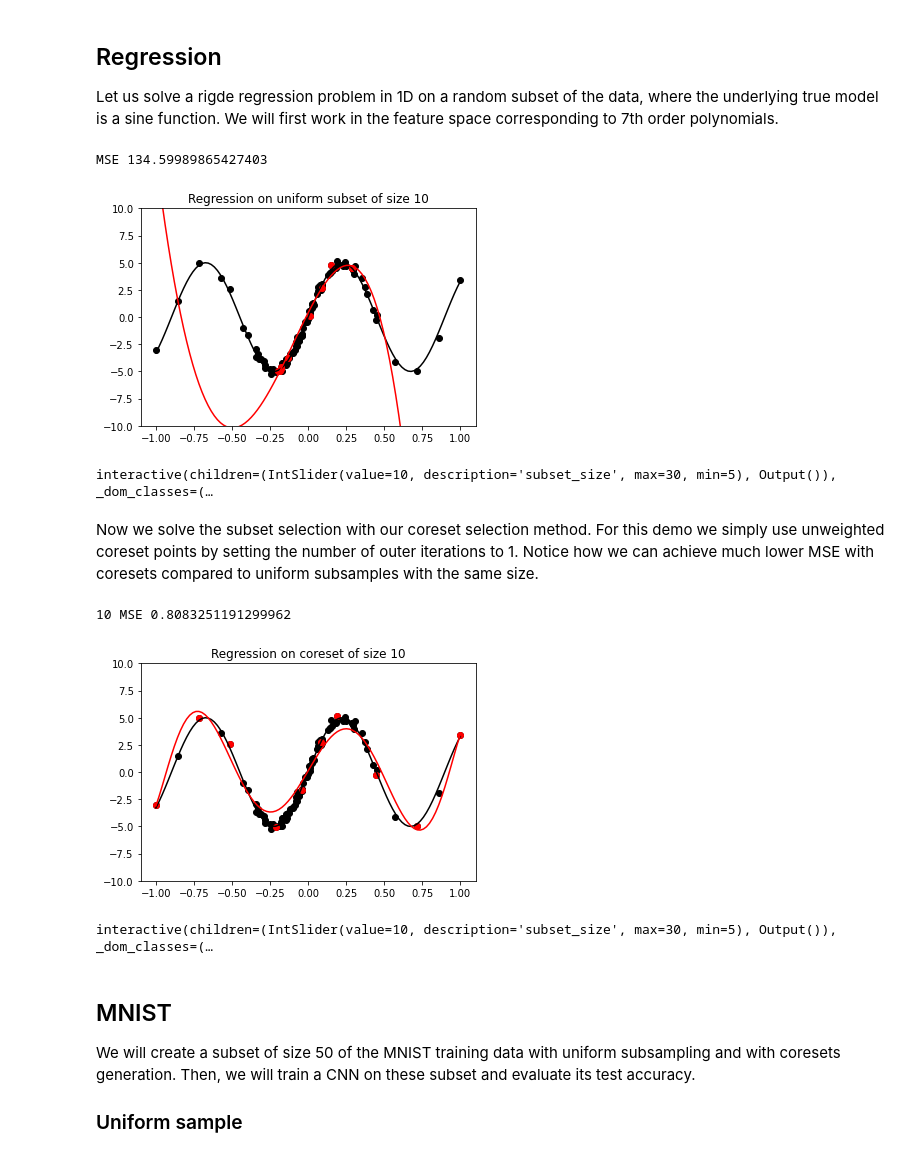
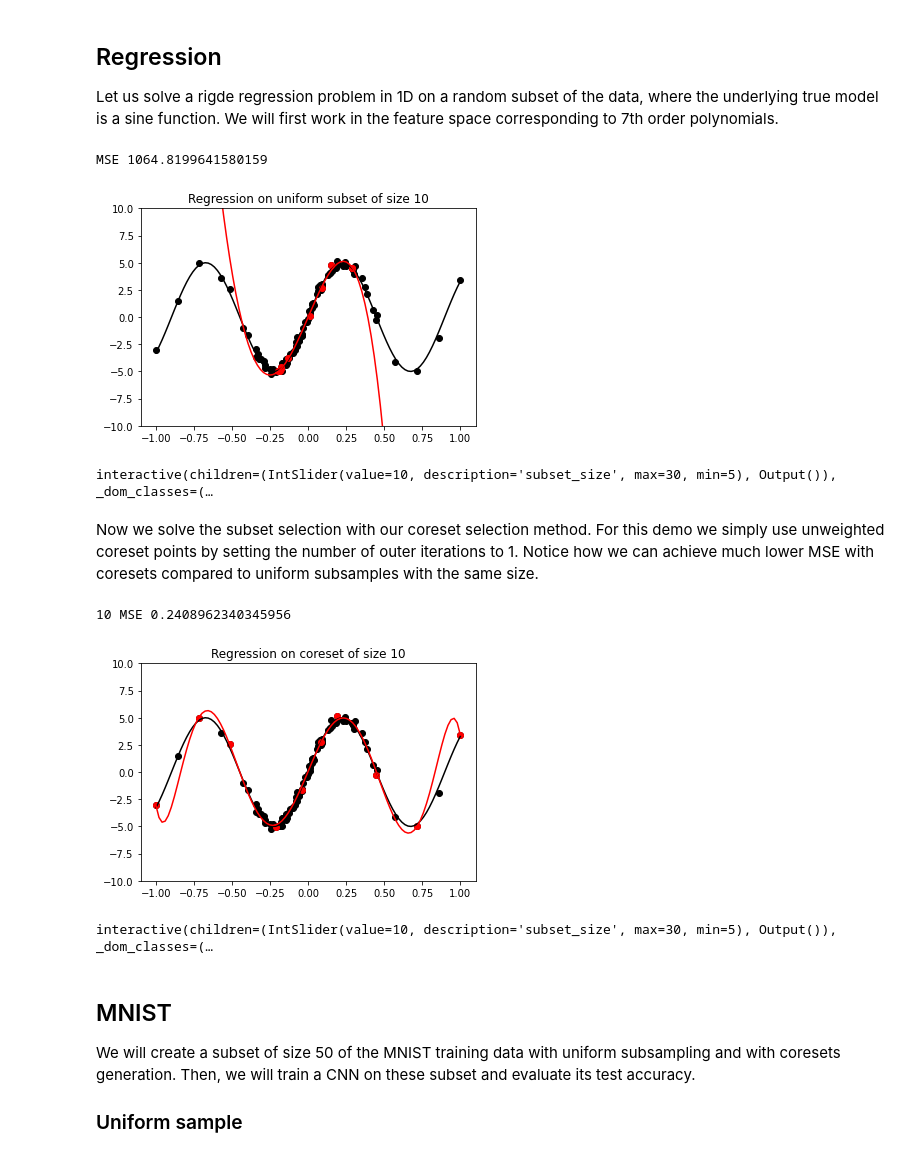
Before and after one commit to zalanborsos/bilevel_coresets, a Jupyter notebook: demo.ipynb, the cells around one changed output. Drawn from its saved outputs; the diff is of its cells as text; code cells hidden in the pictures.

```diff
--- a/demo.ipynb
+++ b/demo.ipynb
@@ -33,40 +33,40 @@ true_fn = lambda x: 5 * np.sin(x * 7)
 y = true_fn(x.reshape(-1)) + 0.25 * np.random.randn(x.shape[0])
 
 # set the regularizer
-reg = 1e-4
+reg = 1e-5
 
 # map X to 7-th degree poly features
 poly_features = PolynomialFeatures(7)
 x_features = poly_features.fit_transform(x)
 
 
 def solve_regression(X, y):
     return np.linalg.pinv(X.T.dot(X) + reg * np.eye(X.shape[1])).dot(X.T).dot(y)
 
 
 def plot_solution(theta_hat, x_chosen, y_chosen, title=''):
     x_linspace = np.linspace(-lim, lim, num=100)
     y_linspace = true_fn(x_linspace)
     plt.plot(x_linspace, y_linspace, c='black')
     x_lin_transf = poly_features.transform(x_linspace.reshape(-1, 1))
     plt.plot(x_linspace, x_lin_transf.dot(theta_hat), c='red')
     plt.scatter(x, y, c='black')
     plt.scatter(x_chosen, y_chosen, c='red')
     plt.ylim(-10, 10)
     plt.title(title)
 
 def solve_uniform(subset_size):
     # sample subset_size points uniformly at random and solve the regression
     chosen_inds = np.random.choice(x.shape[0], subset_size, replace=False)
     theta_hat = solve_regression(x_features[chosen_inds], y[chosen_inds])
     plot_solution(theta_hat, x[chosen_inds], y[chosen_inds], 'Regression on uniform subset of size {}'.format(subset_size))
     print('MSE', np.mean((x_features.dot(theta_hat) - y) ** 2))
 
 solve_uniform(10)
 interact(solve_uniform, subset_size=widgets.IntSlider(min=5, max=30, step=1, value=10));
 # %% [output]
-MSE 134.59989865427403
+MSE 1064.8199641580159
-[figure, old version]
+[figure, new version]
 interactive(children=(IntSlider(value=10, description='subset_size', max=30, min=5), Output()), _dom_classes=(…
 # %% [markdown]
 Now we solve the subset selection with our coreset selection method. For this demo we simply use unweighted coreset points by setting the number of outer iterations to 1. Notice how we can achieve much lower MSE with coresets compared to uniform subsamples with the same size.
@@ -88,8 +88,8 @@ def solve_coreset(subset_size):
 solve_coreset(10)
 interact(solve_coreset, subset_size=widgets.IntSlider(min=5, max=30, step=1, value=10));
 # %% [output]
-10 MSE 0.8083251191299962
+10 MSE 0.2408962340345956
-[figure, old version]
+[figure, new version]
 interactive(children=(IntSlider(value=10, description='subset_size', max=30, min=5), Output()), _dom_classes=(…
 # %% [markdown]
 ## MNIST
```
